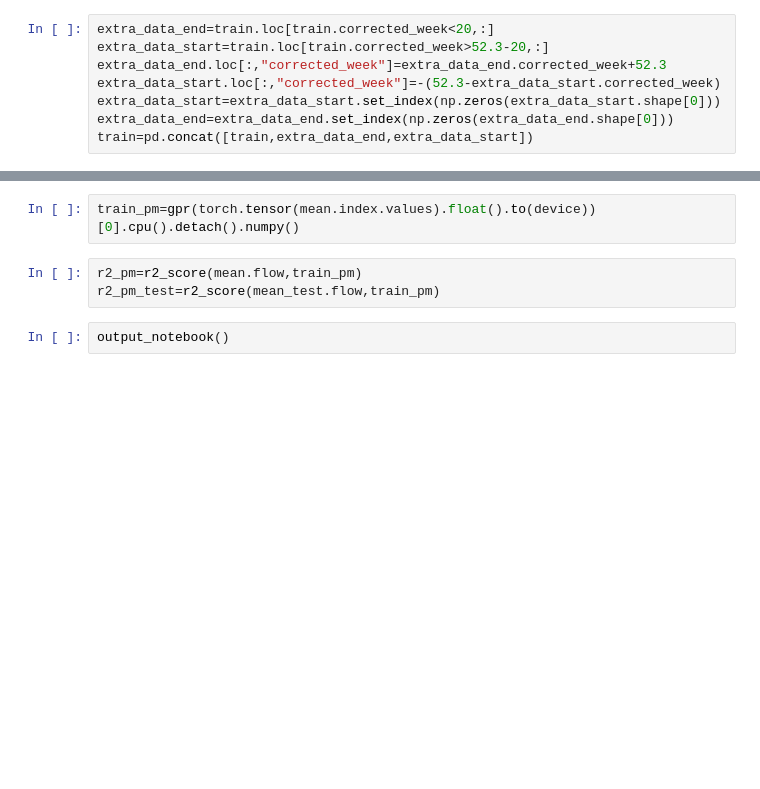
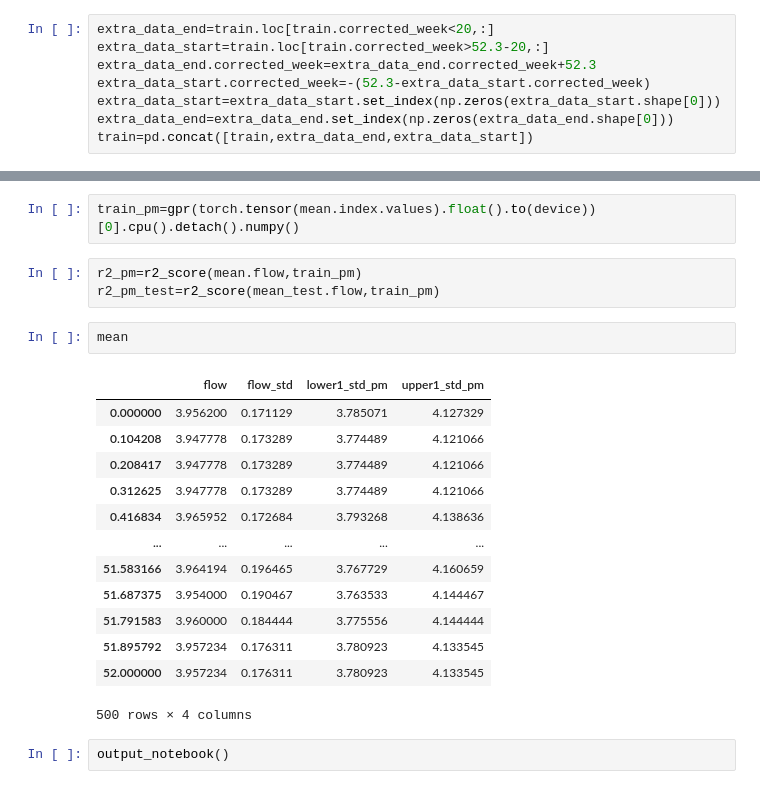
Before and after one commit to MichaelForsmann/Inferring-indoor-air-quality-from-incomplete-data-and-Gaussian-Process-modelling, a Jupyter notebook: Plots/season_flow.ipynb, the cells around one changed output, grey strips where cells are left out. Drawn from its saved outputs; the diff is of its cells as text; blank space fills up the shorter version.

```diff
--- a/Plots/season_flow.ipynb
+++ b/Plots/season_flow.ipynb
@@ -24,8 +20,8 @@ device = torch.device('cuda' if torch.cuda.is_available() else 'cpu')
 # %%
 extra_data_end=train.loc[train.corrected_week<20,:]
 extra_data_start=train.loc[train.corrected_week>52.3-20,:]
-extra_data_end.loc[:,"corrected_week"]=extra_data_end.corrected_week+52.3
-extra_data_start.loc[:,"corrected_week"]=-(52.3-extra_data_start.corrected_week)
+extra_data_end.corrected_week=extra_data_end.corrected_week+52.3
+extra_data_start.corrected_week=-(52.3-extra_data_start.corrected_week)
 extra_data_start=extra_data_start.set_index(np.zeros(extra_data_start.shape[0]))
 extra_data_end=extra_data_end.set_index(np.zeros(extra_data_end.shape[0]))
 train=pd.concat([train,extra_data_end,extra_data_start])
@@ -79,6 +112,22 @@ train_pm=gpr(torch.tensor(mean.index.values).float().to(device))[0].cpu().detach
 # %%
 r2_pm=r2_score(mean.flow,train_pm)
 r2_pm_test=r2_score(mean_test.flow,train_pm)
+# %%
+mean
+# %% [output]
+|  | flow | flow_std | lower1_std_pm | upper1_std_pm |
+| 0.000000 | 3.956200 | 0.171129 | 3.785071 | 4.127329 |
+| 0.104208 | 3.947778 | 0.173289 | 3.774489 | 4.121066 |
+| 0.208417 | 3.947778 | 0.173289 | 3.774489 | 4.121066 |
+| 0.312625 | 3.947778 | 0.173289 | 3.774489 | 4.121066 |
+| 0.416834 | 3.965952 | 0.172684 | 3.793268 | 4.138636 |
+| ... | ... | ... | ... | ... |
+| 51.583166 | 3.964194 | 0.196465 | 3.767729 | 4.160659 |
+| 51.687375 | 3.954000 | 0.190467 | 3.763533 | 4.144467 |
+| 51.791583 | 3.960000 | 0.184444 | 3.775556 | 4.144444 |
+| 51.895792 | 3.957234 | 0.176311 | 3.780923 | 4.133545 |
+| 52.000000 | 3.957234 | 0.176311 | 3.780923 | 4.133545 |
+500 rows × 4 columns
 # %%
 output_notebook()
 # %% [output]
```
Also changed, not shown: parts of 16 cells of this notebook, 17 other files.
